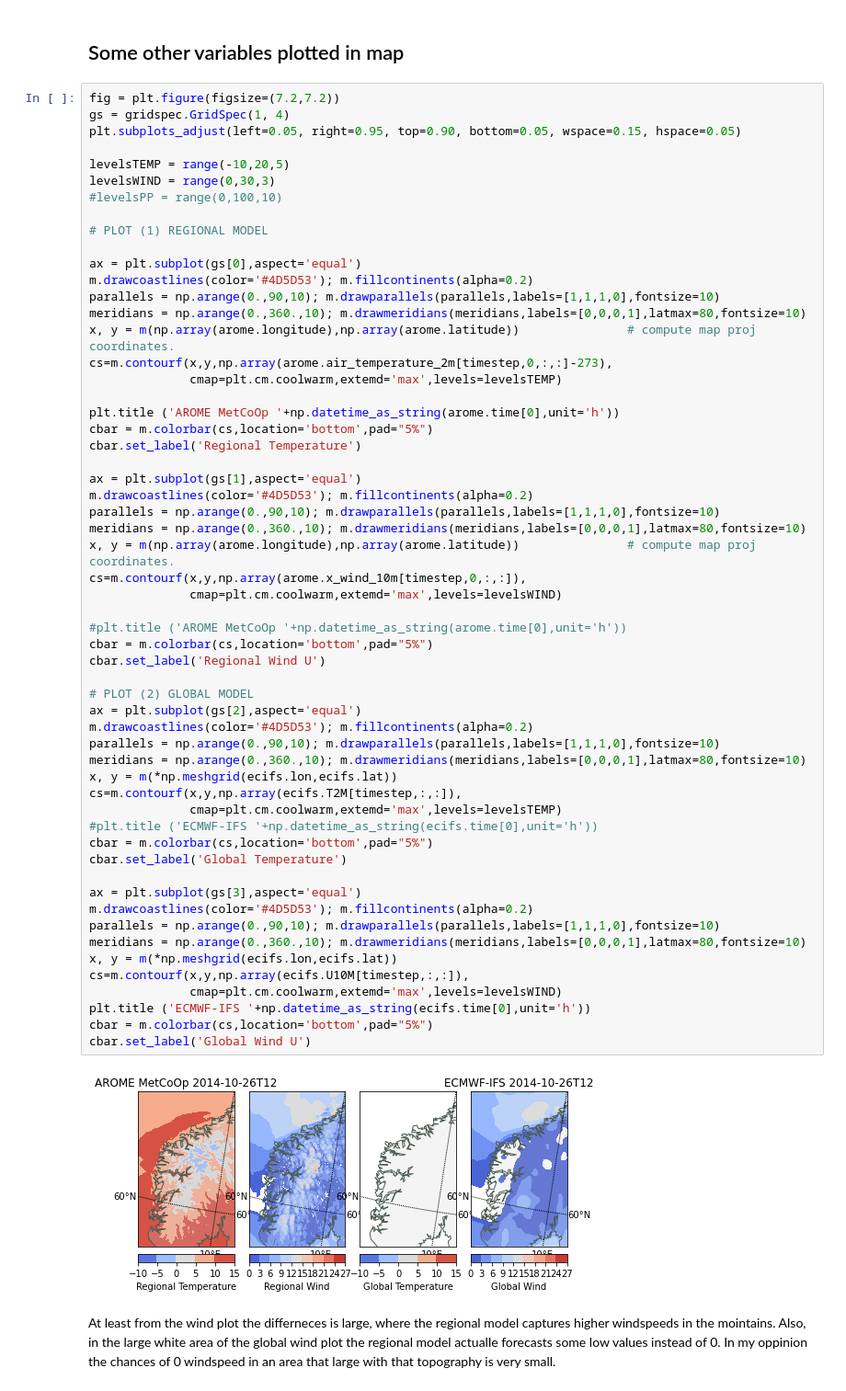
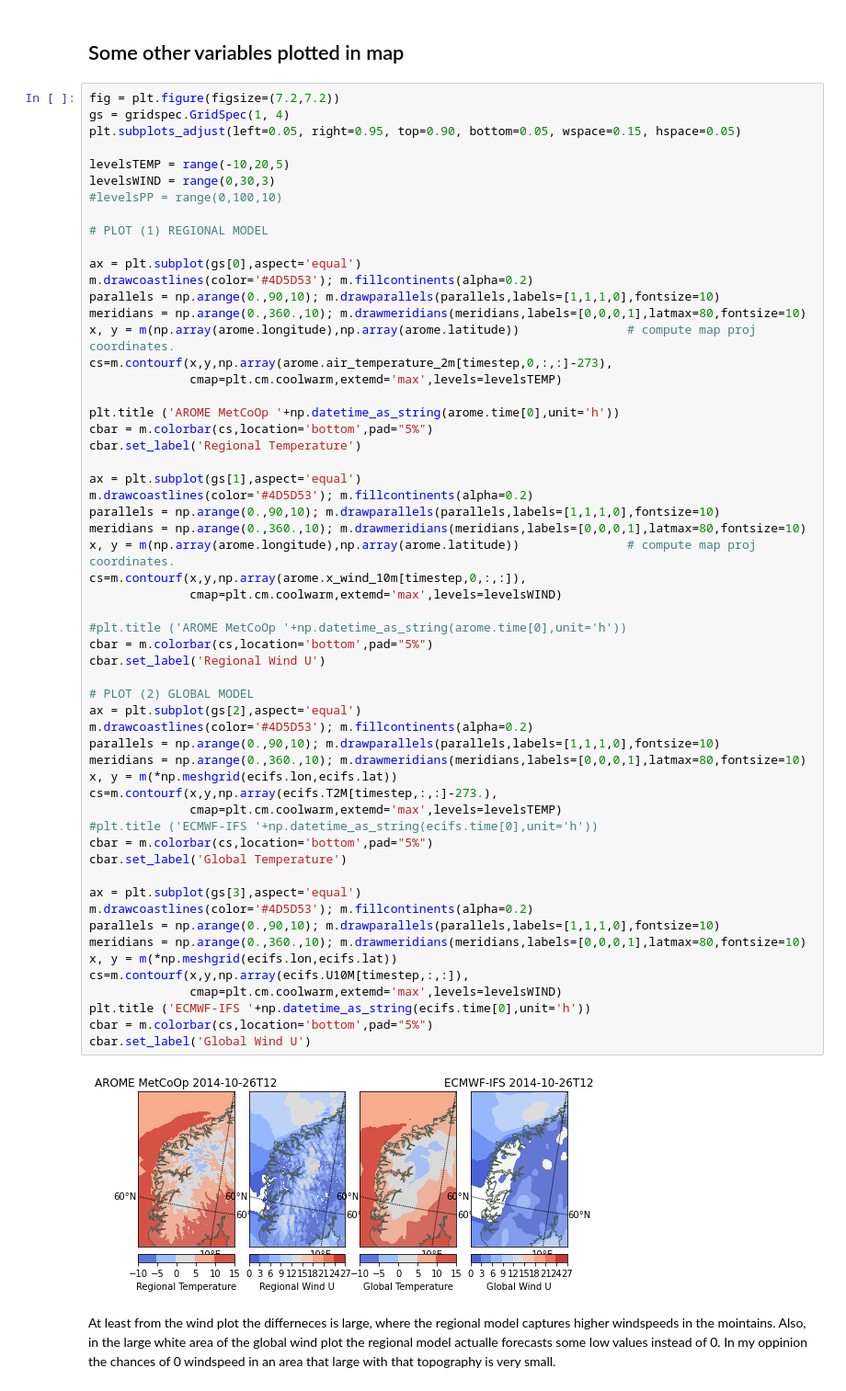
Before and after one commit to eirikngard/GEO4902, a Jupyter notebook: Access_forecast_Eirik_GEO4902.ipynb, the cells around one changed output. Shown at 92% size. Drawn from its saved outputs; the diff is of its cells as text.

```diff
--- a/Access_forecast_Eirik_GEO4902.ipynb
+++ b/Access_forecast_Eirik_GEO4902.ipynb
@@ -325,34 +345,34 @@ meridians = np.arange(0.,360.,10); m.drawmeridians(meridians,labels=[0,0,0,1],la
 x, y = m(np.array(arome.longitude),np.array(arome.latitude))               # compute map proj coordinates.
 cs=m.contourf(x,y,np.array(arome.x_wind_10m[timestep,0,:,:]),
               cmap=plt.cm.coolwarm,extemd='max',levels=levelsWIND)
 
 #plt.title ('AROME MetCoOp '+np.datetime_as_string(arome.time[0],unit='h'))
 cbar = m.colorbar(cs,location='bottom',pad="5%")
 cbar.set_label('Regional Wind U')
 
 # PLOT (2) GLOBAL MODEL
 ax = plt.subplot(gs[2],aspect='equal')
 m.drawcoastlines(color='#4D5D53'); m.fillcontinents(alpha=0.2)
 parallels = np.arange(0.,90,10); m.drawparallels(parallels,labels=[1,1,1,0],fontsize=10)
 meridians = np.arange(0.,360.,10); m.drawmeridians(meridians,labels=[0,0,0,1],latmax=80,fontsize=10)
 x, y = m(*np.meshgrid(ecifs.lon,ecifs.lat))
-cs=m.contourf(x,y,np.array(ecifs.T2M[timestep,:,:]),
+cs=m.contourf(x,y,np.array(ecifs.T2M[timestep,:,:]-273.),
               cmap=plt.cm.coolwarm,extemd='max',levels=levelsTEMP)
 #plt.title ('ECMWF-IFS '+np.datetime_as_string(ecifs.time[0],unit='h'))
 cbar = m.colorbar(cs,location='bottom',pad="5%")
 cbar.set_label('Global Temperature')
 
 ax = plt.subplot(gs[3],aspect='equal')
 m.drawcoastlines(color='#4D5D53'); m.fillcontinents(alpha=0.2)
 parallels = np.arange(0.,90,10); m.drawparallels(parallels,labels=[1,1,1,0],fontsize=10)
 meridians = np.arange(0.,360.,10); m.drawmeridians(meridians,labels=[0,0,0,1],latmax=80,fontsize=10)
 x, y = m(*np.meshgrid(ecifs.lon,ecifs.lat))
 cs=m.contourf(x,y,np.array(ecifs.U10M[timestep,:,:]),
               cmap=plt.cm.coolwarm,extemd='max',levels=levelsWIND)
 plt.title ('ECMWF-IFS '+np.datetime_as_string(ecifs.time[0],unit='h'))
 cbar = m.colorbar(cs,location='bottom',pad="5%")
 cbar.set_label('Global Wind U')
 # %% [output]
-[figure, old version]
+[figure, new version]
 # %% [markdown]
 At least from the wind plot the differneces is large, where the regional model captures higher windspeeds in the mointains. Also, in the large white area of the global wind plot the regional model actualle forecasts some low values instead of 0. In my oppinion the chances of 0 windspeed in an area that large with that topography is very small.
```
Also changed, not shown: parts of 7 cells of this notebook.
